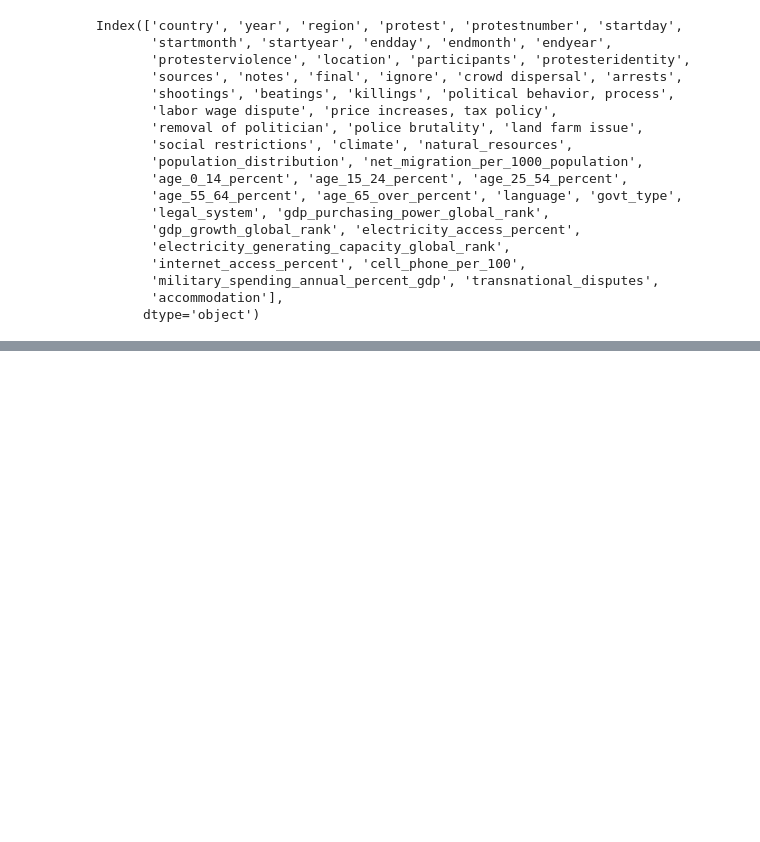
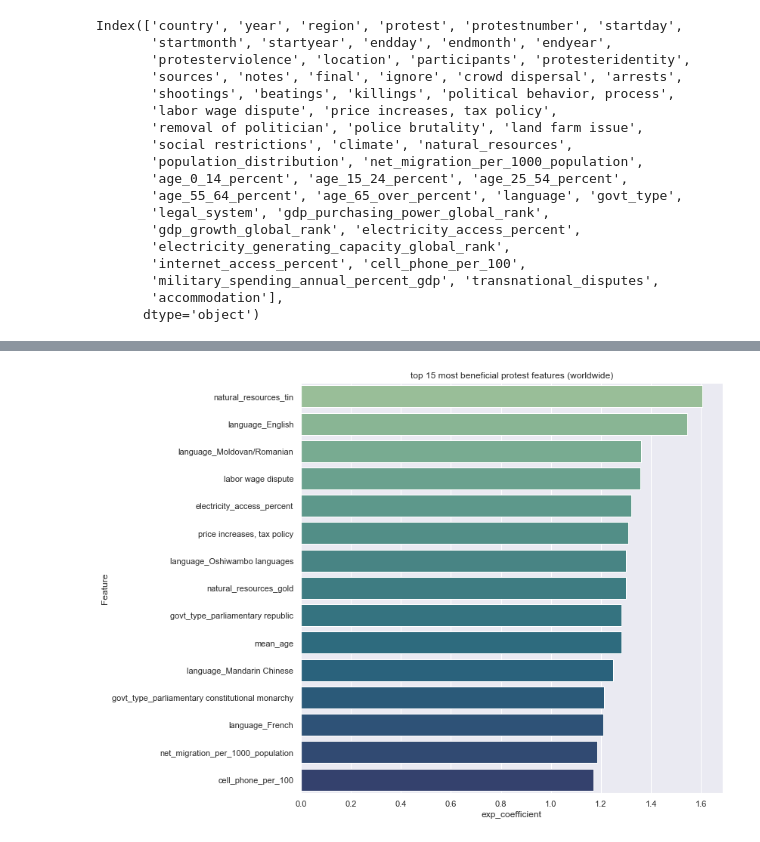
Before and after one commit to justhow/hear-us, a Jupyter notebook: noah/Modeling.ipynb, the cells around one changed output, grey strips where cells are left out. Saved outputs shown, nothing was run; the diff lists cells and outputs as text; code cells hidden in the pictures; blank space fills up the shorter version.

```diff
--- a/noah/Modeling.ipynb
+++ b/noah/Modeling.ipynb
@@ -115,0 +346,20 @@ oceania['accommodation'].value_counts(normalize = True)[1]
+# %%
+feature_names = pd.DataFrame(X_train.columns, columns = ['Feature'])
+log_coef = pd.DataFrame(np.transpose(logreg.coef_), columns = ['Coefficient'])
+coef_df = pd.concat([feature_names, log_coef], axis = 1)
+
+coef_df['absolute_coef'] = abs(coef_df['Coefficient'])
+
+coef_df.set_index('Feature')
+
+coef_df['exp_coefficient'] = np.exp(coef_df['Coefficient'])
+# %%
+top_15 = coef_df.sort_values(by = 'exp_coefficient', ascending = False)[:15]
+# %%
+sns.set(rc = {'figure.figsize':(10,10)})
+sns.barplot(x = top_15['exp_coefficient'],
+           y = top_15['Feature'],
+           palette = 'crest')
+plt.title('top 15 most beneficial protest features (worldwide)');
+# %% [output]
+[figure, added]
```
Also changed, not shown: parts of 58 cells of this notebook, 16 other files.
